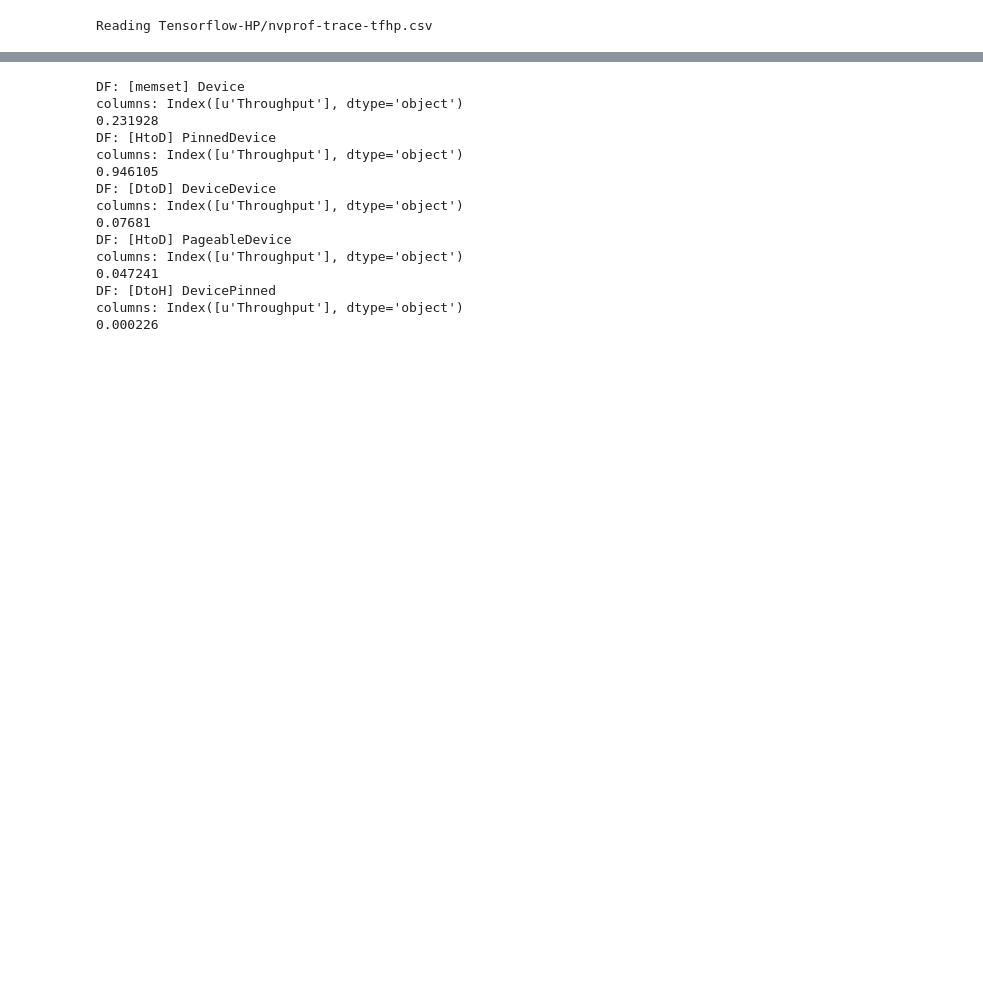
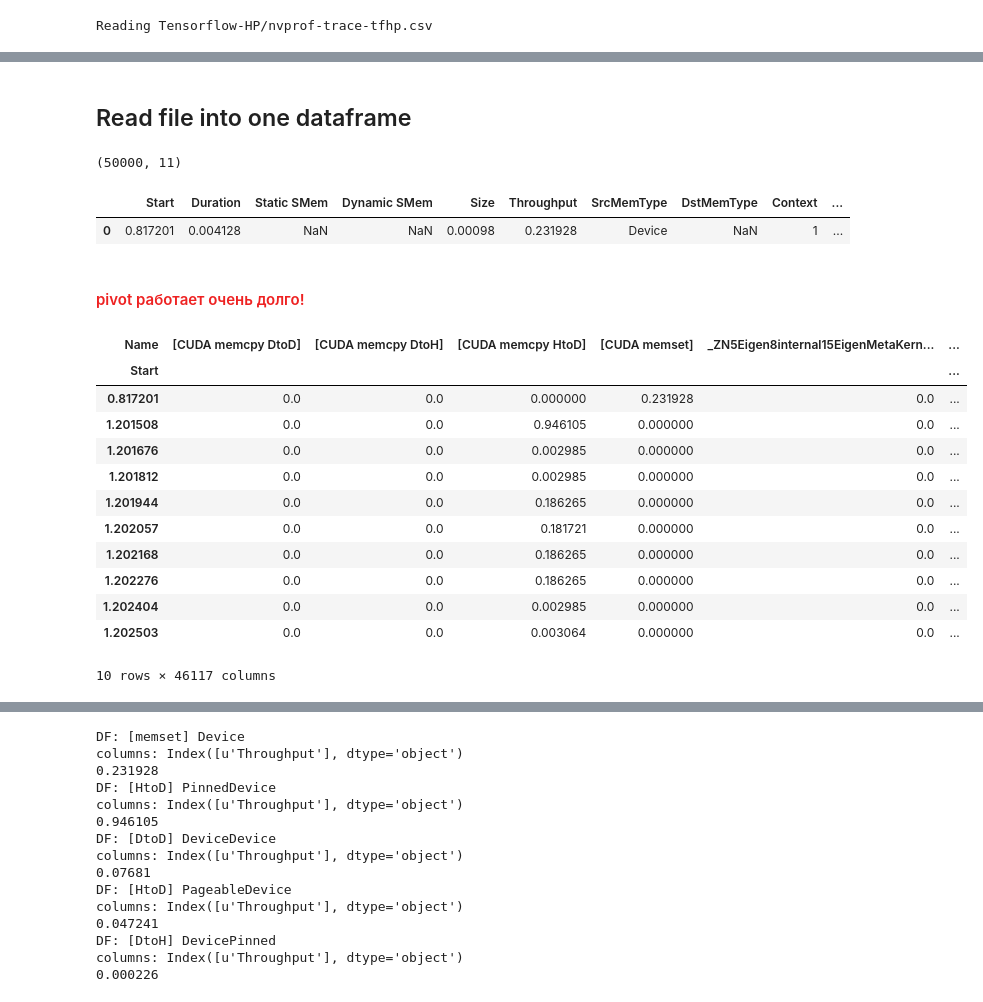
Before and after one commit to pyotr777/mlbenchmarks, a Jupyter notebook: plot traces resample.ipynb, the cells around one changed output, grey strips where cells are left out. Saved outputs shown, nothing was run; the diff lists cells and outputs as text; code cells hidden in the pictures; blank space fills up the shorter version.

```diff
--- a/plot traces resample.ipynb
+++ b/plot traces resample.ipynb
@@ -69,5 +69,12 @@ src_field_index = 13
 dst_field_index = 14
 context_index = 16
 stream_index = 17
+
+columns = [time_field_index, duration_field_index,
+           SSMem_field_index, DSMem_field_index,
+           size_field_index, throughput_field_index,
+           src_field_index, dst_field_index,
+           context_index, stream_index,
+           name_field_index]
 # %% [output]
 Reading Tensorflow-HP/nvprof-trace-tfhp.csv
@@ -73,0 +131,32 @@ Reading Tensorflow-HP/nvprof-trace-tfhp.csv
+# %% [markdown]
+## Read file into one dataframe
+# %%
+df = pd.read_csv(filename, header = 0, usecols = columns, skiprows=[0,1,2,4], nrows = 50000)
+# %%
+print df.shape
+df.iloc[:1]
+# %% [output]
+(50000, 11)
+|  | Start | Duration | Static SMem | Dynamic SMem | Size | Throughput | SrcMemType | DstMemType | Context | ... |
+| 0 | 0.817201 | 0.004128 | NaN | NaN | 0.00098 | 0.231928 | Device | NaN | 1 | ... |
+# %% [markdown]
+<h4 style="color:#e22">pivot работает очень долго!</h4>
+# %%
+df_throughput = df.pivot(index = 'Start', columns = 'Name',
+                         values = 'Throughput')
+df_throughput = df_throughput.fillna(0)  # Fill empty cells with 0-s
+df_throughput.iloc[:10]
+# %% [output]
+| Name | [CUDA memcpy DtoD] | [CUDA memcpy DtoH] | [CUDA memcpy HtoD] | [CUDA memset] | _ZN5Eigen8internal15EigenMetaKern... | ... |
+| Start |  |  |  |  |  | ... |
+| 0.817201 | 0.0 | 0.0 | 0.000000 | 0.231928 | 0.0 | ... |
+| 1.201508 | 0.0 | 0.0 | 0.946105 | 0.000000 | 0.0 | ... |
+| 1.201676 | 0.0 | 0.0 | 0.002985 | 0.000000 | 0.0 | ... |
+| 1.201812 | 0.0 | 0.0 | 0.002985 | 0.000000 | 0.0 | ... |
+| 1.201944 | 0.0 | 0.0 | 0.186265 | 0.000000 | 0.0 | ... |
+| 1.202057 | 0.0 | 0.0 | 0.181721 | 0.000000 | 0.0 | ... |
+| 1.202168 | 0.0 | 0.0 | 0.186265 | 0.000000 | 0.0 | ... |
+| 1.202276 | 0.0 | 0.0 | 0.186265 | 0.000000 | 0.0 | ... |
+| 1.202404 | 0.0 | 0.0 | 0.002985 | 0.000000 | 0.0 | ... |
+| 1.202503 | 0.0 | 0.0 | 0.003064 | 0.000000 | 0.0 | ... |
+10 rows × 46117 columns
```
Also changed, not shown: parts of 13 cells of this notebook.
